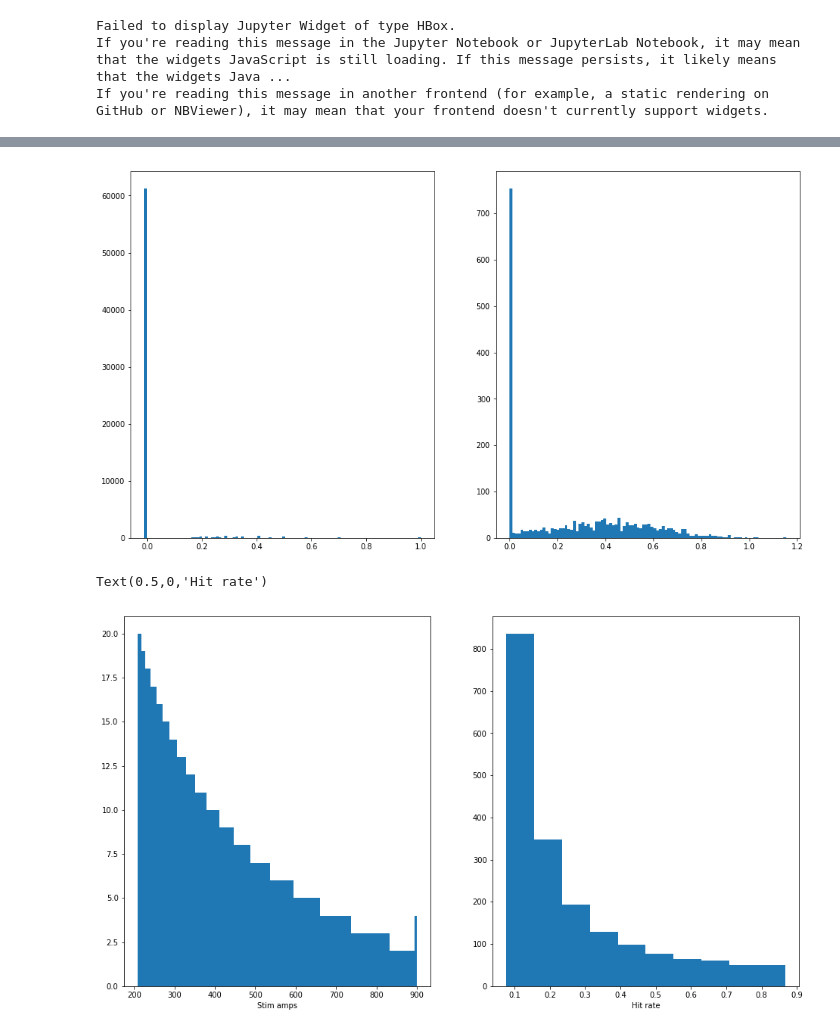
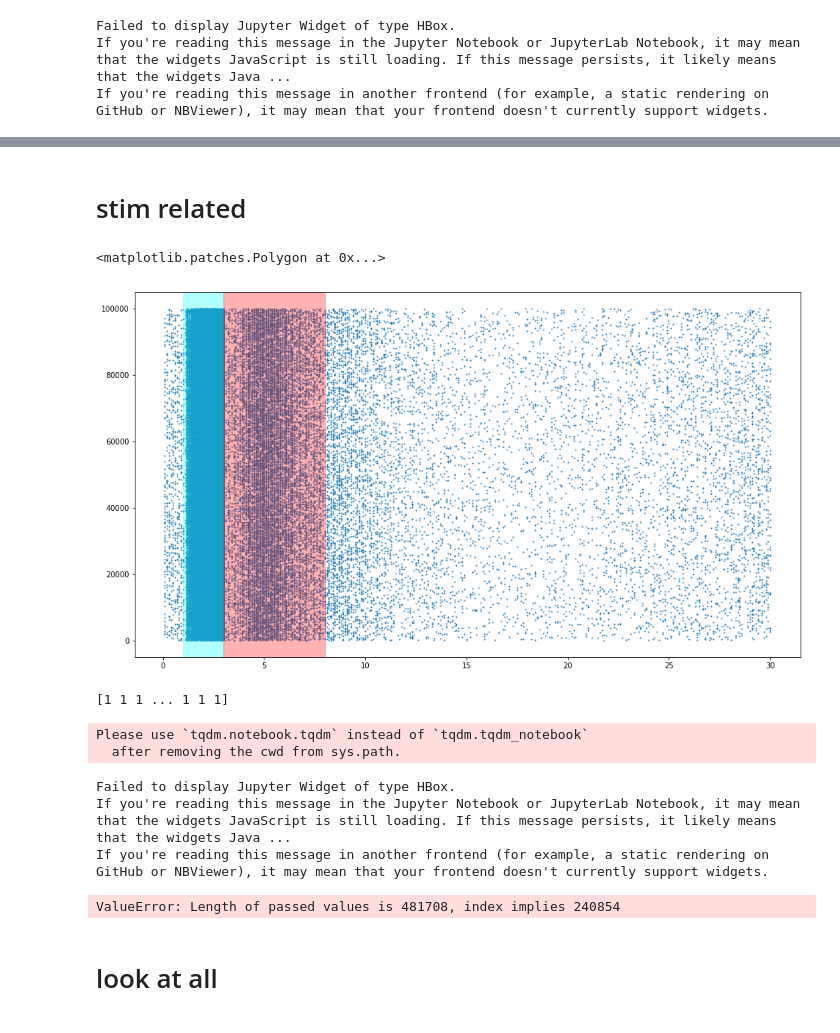
Before and after one commit to lepmik/causal-optogenetics-paper-data, a Jupyter notebook: notebooks/NEST-network-psc.ipynb, the cells around one changed output, grey strips where cells are left out. Saved outputs shown, nothing was run; the diff lists cells and outputs as text; code cells hidden in the pictures.

```diff
--- a/notebooks/NEST-network-psc.ipynb
+++ b/notebooks/NEST-network-psc.ipynb
@@ -118,23 +116,30 @@ plt.hist([len(s.times[(s.times > start_ai) & (s.times < stop_ai)]) / (duration /
 # %%
-fig, ax = plt.subplots(1, 2)
+# fig, ax = plt.subplots(1, 2)
 
 
-binsize_corr = 2.
-spiketrains_list = [
-    s.times[(s.times > start_ai) & (s.times < stop_ai)] for i, s in spiketrains_ex
-]
+# binsize_corr = 2.
+# spiketrains_list = [
+#     s.times[(s.times > start_ai) & (s.times < stop_ai)] for i, s in spiketrains_ex
+# ]
 
-cc = corrcoef(
-    np.random.choice(spiketrains_list, 400), t_stop, binsize=binsize_corr)
+# cc = corrcoef(
+#     np.random.choice(spiketrains_list, 400), t_stop, binsize=binsize_corr)
 
-cc = cc[np.triu_indices(len(cc), k=1)]
-cc = cc[~np.isnan(cc)]
-ax[0].hist(cc, bins=100);
+# cc = cc[np.triu_indices(len(cc), k=1)]
+# cc = cc[~np.isnan(cc)]
+# ax[0].hist(cc, bins=100);
 
 
-cv = np.array(coef_var(spiketrains_list))
-cv = cv[~np.isnan(cv)]
+# cv = np.array(coef_var(spiketrains_list))
+# cv = cv[~np.isnan(cv)]
 
-ax[1].hist(cv, bins=100);
+# ax[1].hist(cv, bins=100);
-# %% [output]
-[figure, removed]
+# %% [markdown]
+# stim related
+# %%
+def make_trials(stim_times, spikes, t1, t2):
+    trials = []
+    for i, t in enumerate(stim_times):
+        idx = np.searchsorted(spikes, [t + t1, t + t2], side='right')
+        trials.append(spikes[idx[0]: idx[1]] - t)
+    return trials
@@ -141,8 +156,27 @@ ax[1].hist(cv, bins=100);
+# %%
+trials = make_trials(stim_times, spiketrains_ex.get_group(1).times, 0, 30)
+# %%
+trial_spikes = [a for b in trials for a in b]
+trial_ids = [a for i, b in enumerate(trials) for a in [i] * len(b)]
+# %%
+plt.scatter(trial_spikes, trial_ids, s=1)
+plt.axvspan(1, 3, color='cyan', alpha=.3)
+plt.axvspan(3, 8, color='r', alpha=.3)
+# %% [output]
+<matplotlib.patches.Polygon at 0x...>
+[figure, added]
+# %%
+for i, s in spiketrains_ex:
+    print(s.sender.values)
+    break
+# %% [output]
+[1 1 1 ... 1 1 1]
 # %%
-mu = 2
-sigma = 1
-hit_rates = [hit_rate(s.times, stim_times,  mu=mu, sigma=sigma)
-             for i, s in spiketrains_ex if s.sender.iloc[0] in stim_data['stim_nodes']['ex']]
+x1 = 1
+x2 = 3
+hit_rates = [compute_stim_response(s.times, stim_times,  x1, x2).mean()
+             for i, s in spiketrains_ex
+             if s.sender.iloc[0] in stim_data['stim_nodes']['ex']]
 
 
 fig, ax = plt.subplots(1, 2)
@@ -154,5 +188,11 @@ ax[0].set_xlabel('Stim amps')
 ax[1].hist(hit_rates)
 ax[1].set_xlabel('Hit rate')
 # %% [output]
-Text(0.5,0,'Hit rate')
+Please use `tqdm.notebook.tqdm` instead of `tqdm.tqdm_notebook`
+  after removing the cwd from sys.path.
-[figure, removed]
+Failed to display Jupyter Widget of type HBox.
+If you're reading this message in the Jupyter Notebook or JupyterLab Notebook, it may mean that the widgets JavaScript is still loading. If this message persists, it likely means that the widgets Java ...
+If you're reading this message in another frontend (for example, a static rendering on GitHub or NBViewer), it may mean that your frontend doesn't currently support widgets.
+ValueError: Length of passed values is 481708, index implies 240854
+# %% [markdown]
+# look at all
```
Also changed, not shown: parts of 85 cells of this notebook, 2 other files.
